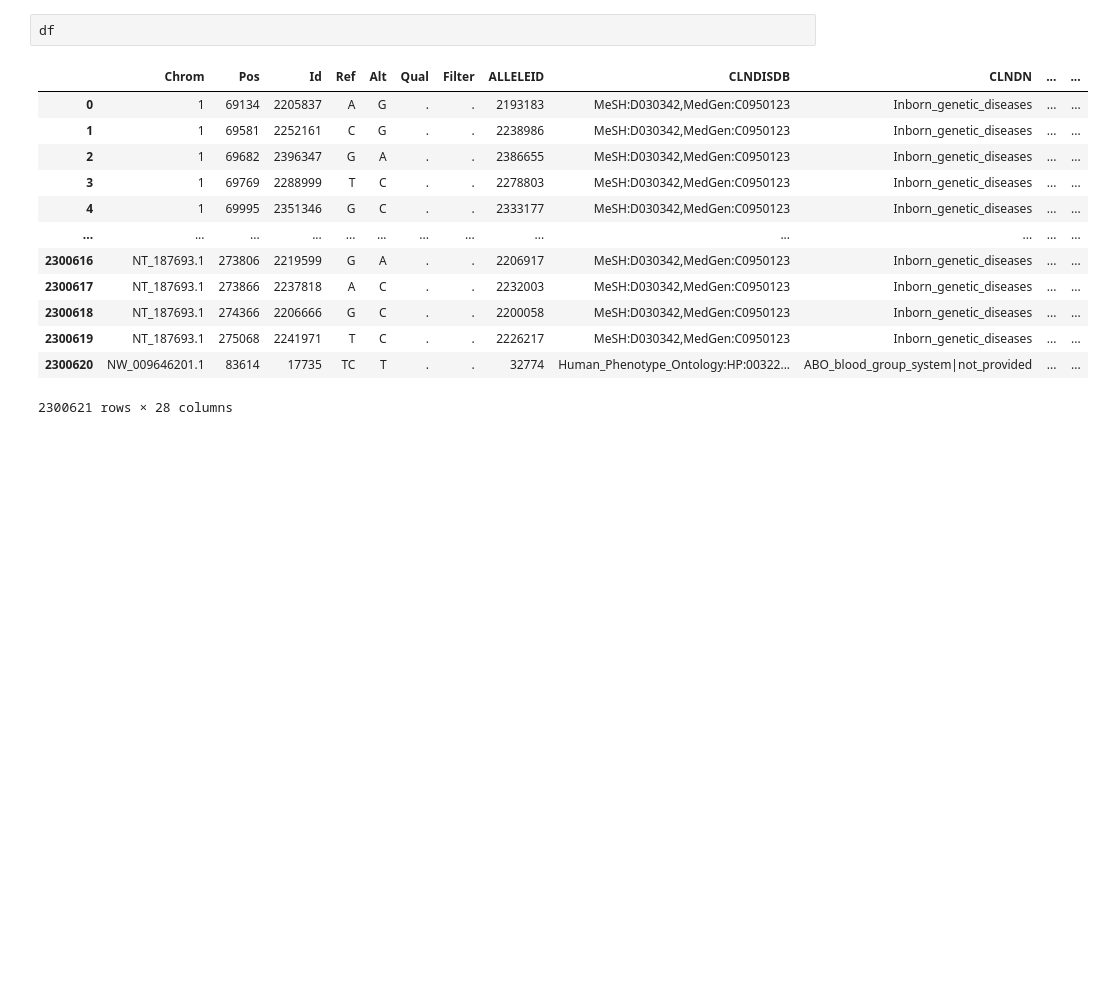
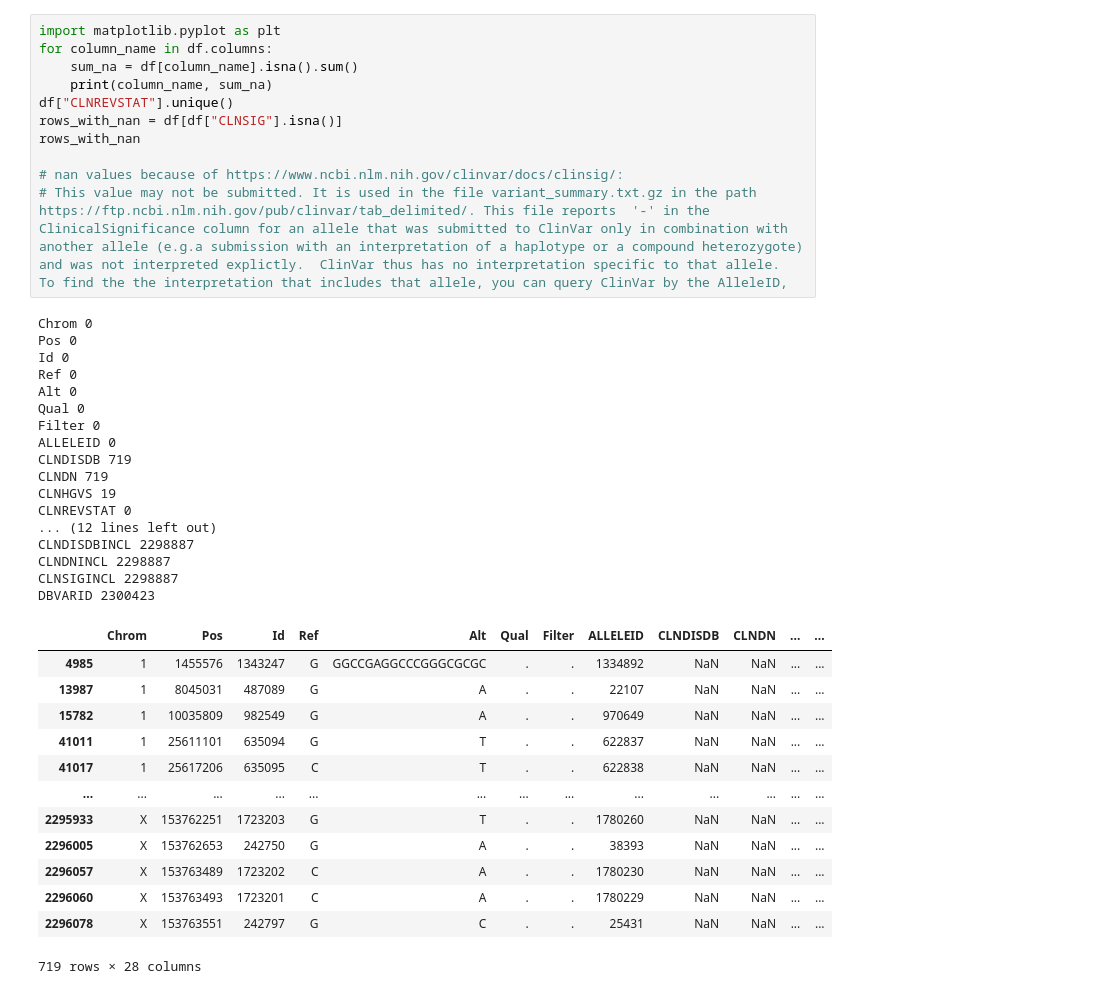
Before and after one commit to OriolCanal/Clinvar_prediction_pathogenicity, a Jupyter notebook: clinvar.ipynb, the cells around one changed output. Cells and saved outputs as stored; diff of their text form; blank space fills up the shorter version.

Commit message:
filtering vcf

```diff
--- a/clinvar.ipynb
+++ b/clinvar.ipynb
@@ -68,16 +122,42 @@ df = pd.DataFrame(variants_params)
 # %%
-df
+import matplotlib.pyplot as plt
+for column_name in df.columns:
+    sum_na = df[column_name].isna().sum()
+    print(column_name, sum_na)
+df["CLNREVSTAT"].unique()
+rows_with_nan = df[df["CLNSIG"].isna()]
+rows_with_nan
+
+# nan values because of https://www.ncbi.nlm.nih.gov/clinvar/docs/clinsig/:
+# This value may not be submitted. It is used in the file variant_summary.txt.gz in the path  https://ftp.ncbi.nlm.nih.gov/pub/clinvar/tab_delimited/. This file reports  '-' in the ClinicalSignificance column for an allele that was submitted to ClinVar only in combination with another allele (e.g.a submission with an interpretation of a haplotype or a compound heterozygote) and was not interpreted explictly.  ClinVar thus has no interpretation specific to that allele.  To find the the interpretation that includes that allele, you can query ClinVar by the AlleleID,
 # %% [output]
+Chrom 0
+Pos 0
+Id 0
+Ref 0
+Alt 0
+Qual 0
+Filter 0
+ALLELEID 0
+CLNDISDB 719
+CLNDN 719
+CLNHGVS 19
+CLNREVSTAT 0
+... (12 lines left out)
+CLNDISDBINCL 2298887
+CLNDNINCL 2298887
+CLNSIGINCL 2298887
+DBVARID 2300423
 |  | Chrom | Pos | Id | Ref | Alt | Qual | Filter | ALLELEID | CLNDISDB | CLNDN | ... | ... |
-| 0 | 1 | 69134 | 2205837 | A | G | . | . | 2193183 | MeSH:D030342,MedGen:C0950123 | Inborn_genetic_diseases | ... | ... |
-| 1 | 1 | 69581 | 2252161 | C | G | . | . | 2238986 | MeSH:D030342,MedGen:C0950123 | Inborn_genetic_diseases | ... | ... |
-| 2 | 1 | 69682 | 2396347 | G | A | . | . | 2386655 | MeSH:D030342,MedGen:C0950123 | Inborn_genetic_diseases | ... | ... |
-| 3 | 1 | 69769 | 2288999 | T | C | . | . | 2278803 | MeSH:D030342,MedGen:C0950123 | Inborn_genetic_diseases | ... | ... |
-| 4 | 1 | 69995 | 2351346 | G | C | . | . | 2333177 | MeSH:D030342,MedGen:C0950123 | Inborn_genetic_diseases | ... | ... |
+| 4985 | 1 | 1455576 | 1343247 | G | GGCCGAGGCCCGGGCGCGC | . | . | 1334892 | NaN | NaN | ... | ... |
+| 13987 | 1 | 8045031 | 487089 | G | A | . | . | 22107 | NaN | NaN | ... | ... |
+| 15782 | 1 | 10035809 | 982549 | G | A | . | . | 970649 | NaN | NaN | ... | ... |
+| 41011 | 1 | 25611101 | 635094 | G | T | . | . | 622837 | NaN | NaN | ... | ... |
+| 41017 | 1 | 25617206 | 635095 | C | T | . | . | 622838 | NaN | NaN | ... | ... |
 | ... | ... | ... | ... | ... | ... | ... | ... | ... | ... | ... | ... | ... |
-| 2300616 | NT_187693.1 | 273806 | 2219599 | G | A | . | . | 2206917 | MeSH:D030342,MedGen:C0950123 | Inborn_genetic_diseases | ... | ... |
-| 2300617 | NT_187693.1 | 273866 | 2237818 | A | C | . | . | 2232003 | MeSH:D030342,MedGen:C0950123 | Inborn_genetic_diseases | ... | ... |
-| 2300618 | NT_187693.1 | 274366 | 2206666 | G | C | . | . | 2200058 | MeSH:D030342,MedGen:C0950123 | Inborn_genetic_diseases | ... | ... |
-| 2300619 | NT_187693.1 | 275068 | 2241971 | T | C | . | . | 2226217 | MeSH:D030342,MedGen:C0950123 | Inborn_genetic_diseases | ... | ... |
-| 2300620 | NW_009646201.1 | 83614 | 17735 | TC | T | . | . | 32774 | Human_Phenotype_Ontology:HP:00322... | ABO_blood_group_system|not_provided | ... | ... |
+| 2295933 | X | 153762251 | 1723203 | G | T | . | . | 1780260 | NaN | NaN | ... | ... |
+| 2296005 | X | 153762653 | 242750 | G | A | . | . | 38393 | NaN | NaN | ... | ... |
+| 2296057 | X | 153763489 | 1723202 | C | A | . | . | 1780230 | NaN | NaN | ... | ... |
+| 2296060 | X | 153763493 | 1723201 | C | A | . | . | 1780229 | NaN | NaN | ... | ... |
+| 2296078 | X | 153763551 | 242797 | G | C | . | . | 25431 | NaN | NaN | ... | ... |
-2300621 rows × 28 columns
+719 rows × 28 columns
```
Also changed, not shown: parts of 14 cells of this notebook.
